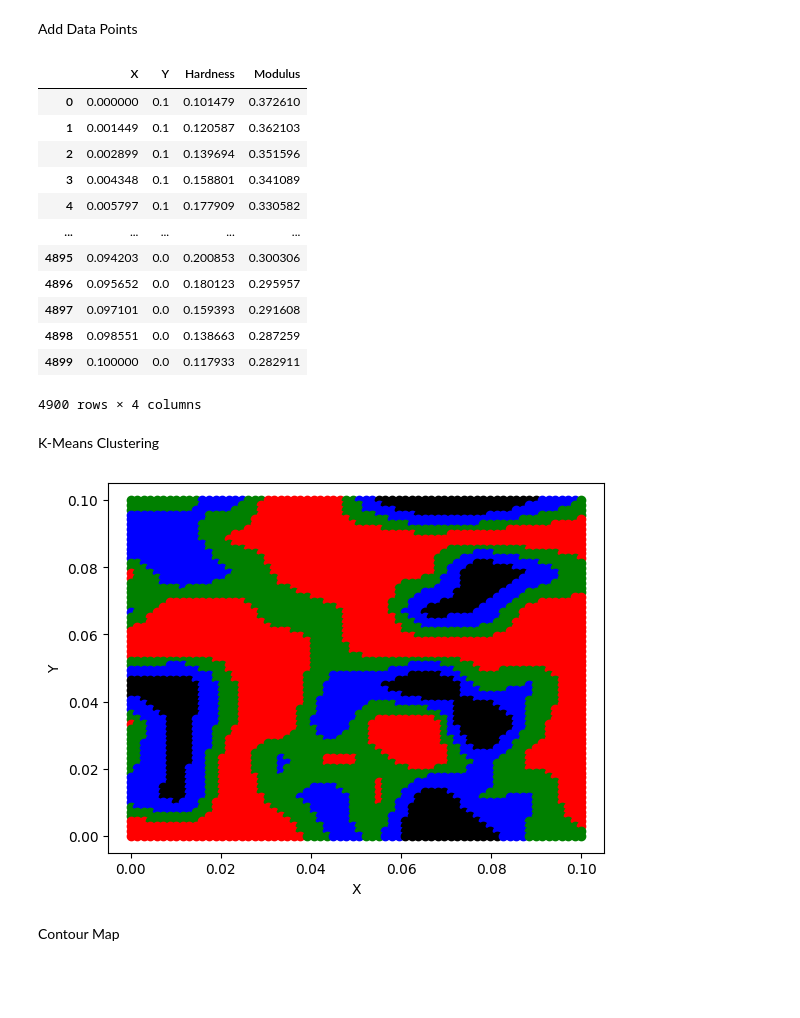
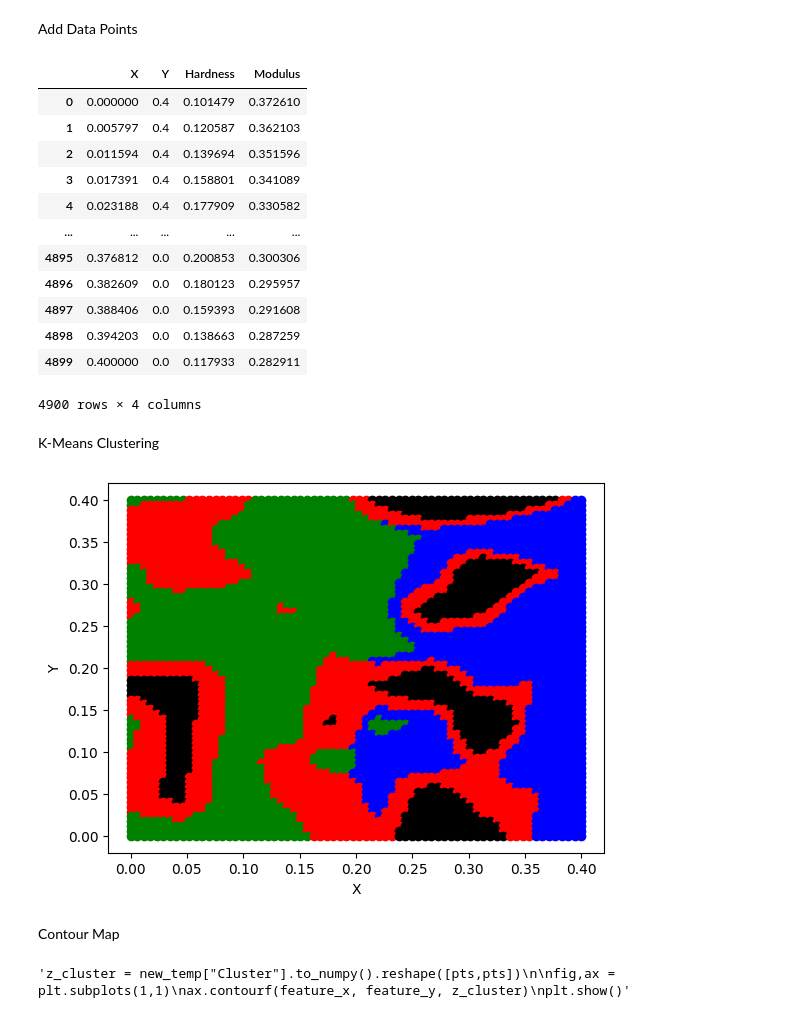
Before and after one commit to emilyliublair/VIP, a Jupyter notebook: kmeans.ipynb, the cells around one changed output. Cells and saved outputs as stored; diff of their text form; code cells hidden in the pictures; blank space fills up the shorter version.

Commit message:
change weight  & kmeans++

```diff
--- a/kmeans.ipynb
+++ b/kmeans.ipynb
@@ -188,8 +188,8 @@ feature_hard = [i[0] for i in feature_hard]
 feature_mod = [i[0] for i in feature_mod]
 
 #weights of x and y
-new_temp["X"] = .1* new_temp["X"]
-new_temp["Y"] = .1* new_temp["Y"]
+new_temp["X"] = .4 * new_temp["X"]
+new_temp["Y"] = .4 * new_temp["Y"]
 new_temp["Hardness"] = feature_hard
 new_temp["Modulus"] = feature_mod
 
@@ -197,43 +197,45 @@ new_temp
 #new_temp.to_csv("G1.csv")
 # %% [output]
 |  | X | Y | Hardness | Modulus |
-| 0 | 0.000000 | 0.1 | 0.101479 | 0.372610 |
-| 1 | 0.001449 | 0.1 | 0.120587 | 0.362103 |
-| 2 | 0.002899 | 0.1 | 0.139694 | 0.351596 |
-| 3 | 0.004348 | 0.1 | 0.158801 | 0.341089 |
-| 4 | 0.005797 | 0.1 | 0.177909 | 0.330582 |
+| 0 | 0.000000 | 0.4 | 0.101479 | 0.372610 |
+| 1 | 0.005797 | 0.4 | 0.120587 | 0.362103 |
+| 2 | 0.011594 | 0.4 | 0.139694 | 0.351596 |
+| 3 | 0.017391 | 0.4 | 0.158801 | 0.341089 |
+| 4 | 0.023188 | 0.4 | 0.177909 | 0.330582 |
 | ... | ... | ... | ... | ... |
-| 4895 | 0.094203 | 0.0 | 0.200853 | 0.300306 |
-| 4896 | 0.095652 | 0.0 | 0.180123 | 0.295957 |
-| 4897 | 0.097101 | 0.0 | 0.159393 | 0.291608 |
-| 4898 | 0.098551 | 0.0 | 0.138663 | 0.287259 |
-| 4899 | 0.100000 | 0.0 | 0.117933 | 0.282911 |
+| 4895 | 0.376812 | 0.0 | 0.200853 | 0.300306 |
+| 4896 | 0.382609 | 0.0 | 0.180123 | 0.295957 |
+| 4897 | 0.388406 | 0.0 | 0.159393 | 0.291608 |
+| 4898 | 0.394203 | 0.0 | 0.138663 | 0.287259 |
+| 4899 | 0.400000 | 0.0 | 0.117933 | 0.282911 |
 4900 rows × 4 columns
 # %% [markdown]
 K-Means Clustering
 # %%
-km = KMeans(n_clusters = 4, max_iter=300,n_init=10,random_state=0)
+km = KMeans(n_clusters = 4, init = "k-means++", max_iter=300,n_init=10,random_state=0)
 km.fit(new_temp)
 clusters = km.predict(new_temp)
 new_temp["Cluster"]=clusters
 
 color=["red", "blue", "green", "black"]
 
 for i in range(len(new_temp)):
     plt.scatter(new_temp["X"][i], new_temp["Y"][i], c = color[new_temp["Cluster"][i]])
 plt.xlabel("X")
 plt.ylabel("Y")
 plt.show()
 # %% [output]
-[figure, old version]
+[figure, new version]
 # %% [markdown]
 Contour Map
 # %%
-z_cluster = new_temp["Cluster"].to_numpy().reshape([pts,pts])
+"""z_cluster = new_temp["Cluster"].to_numpy().reshape([pts,pts])
 
 fig,ax = plt.subplots(1,1)
 ax.contourf(feature_x, feature_y, z_cluster)
-plt.show()
+plt.show()"""
+# %% [output]
+'z_cluster = new_temp["Cluster"].to_numpy().reshape([pts,pts])\n\nfig,ax = plt.subplots(1,1)\nax.contourf(feature_x, feature_y, z_cluster)\nplt.show()'
 # %%
 from matplotlib.colors import LinearSegmentedColormap
 
```
Also changed, not shown: parts of 2 cells of this notebook.
